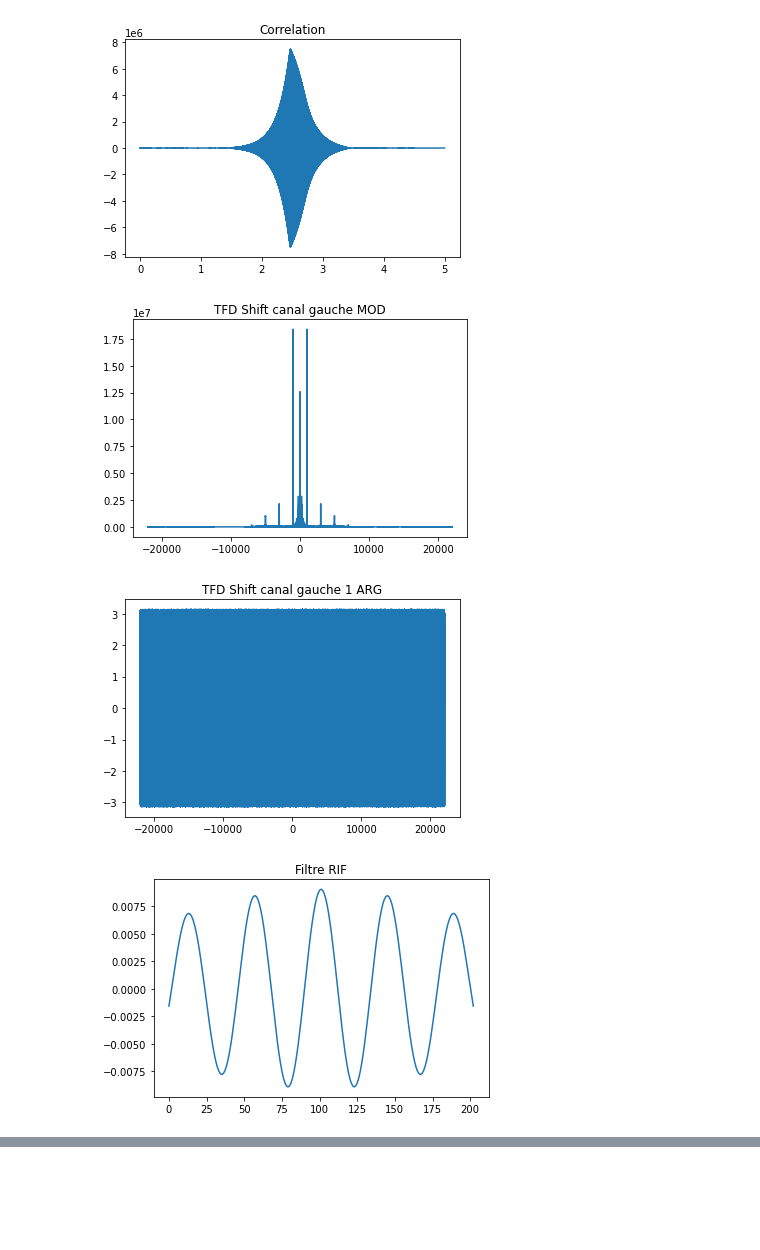
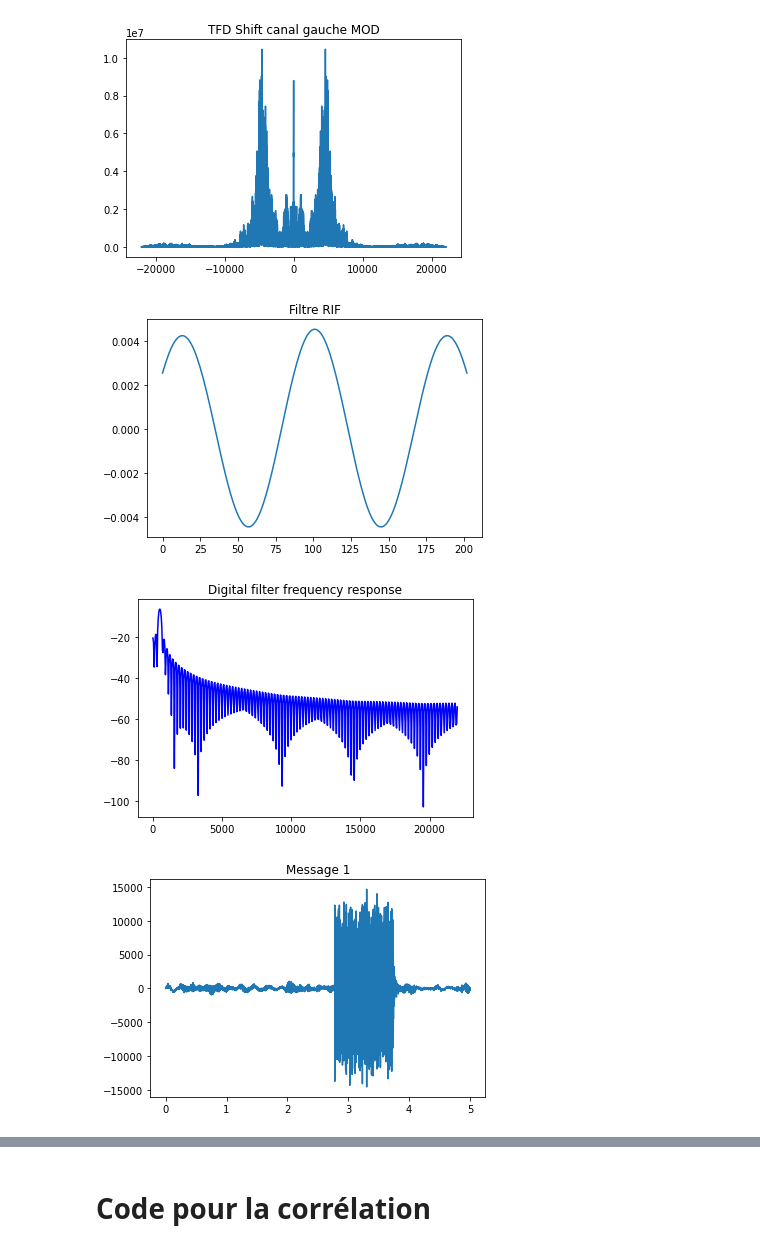
Before and after one commit to zuce68/ProjetFIP2A, a Jupyter notebook: TP1.ipynb, the cells around one changed output, grey strips where cells are left out. Saved outputs shown, nothing was run; the diff lists cells and outputs as text; code cells hidden in the pictures; blank space fills up the shorter version.

```diff
--- a/TP1.ipynb
+++ b/TP1.ipynb
@@ -99,6 +217,7 @@ ALSA lib pcm.c:8526:(snd_pcm_recover) underrun occurred
 import numpy as np
 import scipy.io.wavfile
 import scipy as sp
+import scipy.signal
 import matplotlib.pyplot as plt
 
 # SigNal M
@@ -126,10 +245,6 @@ plt.figure("Clap")
 plt.title("Clap")
 plt.plot(n,handclap)
 h=np.correlate(data_left,handclap,"same")
-plt.figure()
-plt.title("Correlation")
-plt.plot(n,h)
-
 
 Fe = 44100
 Te = 1/Fe
@@ -148,12 +263,9 @@ plt.figure("4")
 plt.plot(freq1,tfds)
 plt.title("TFD Shift canal gauche MOD")
 
-plt.figure("5")
-plt.plot(freq1,tfdsarg)
-plt.title("TFD Shift canal gauche 1 ARG")
 
-f1=900
-f2=1100
+f1=1950
+f2=2050
 fmax=44100/2
 fe=44100
 
@@ -186,5 +298,5 @@ plt.show()
 [figure]
-[figure, old version]
+[figure, new version]
-[figure, old version]
+[figure, new version]
-[figure, old version]
+[figure, new version]
-[figure, old version]
+[figure, new version]
@@ -192,3 +304,5 @@ plt.show()
+# %% [markdown]
+# Code pour la corrélation
 # %%
 import numpy as np
 import scipy.io.wavfile
```
Also changed, not shown: parts of 6 cells of this notebook, 2 other files.
